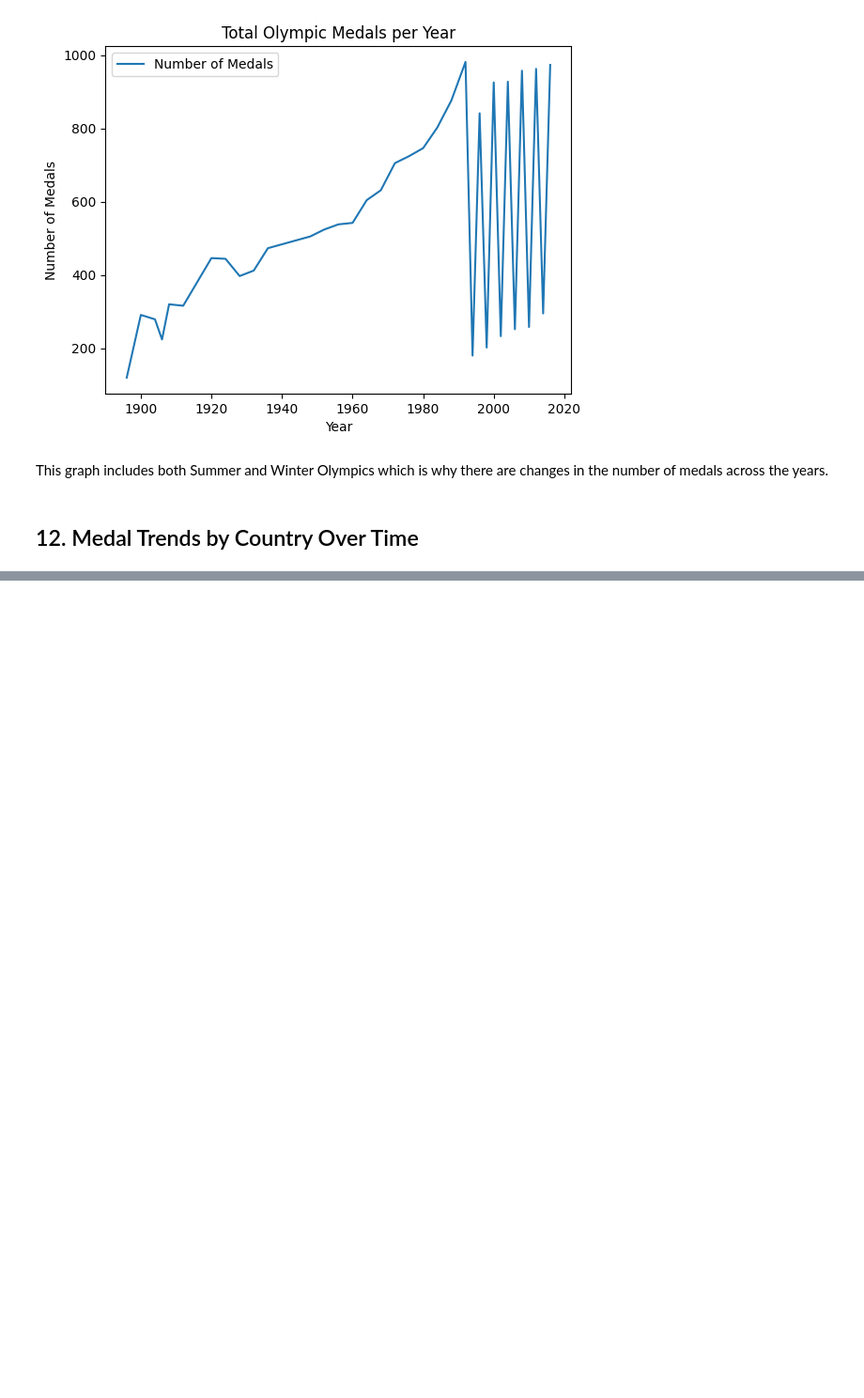
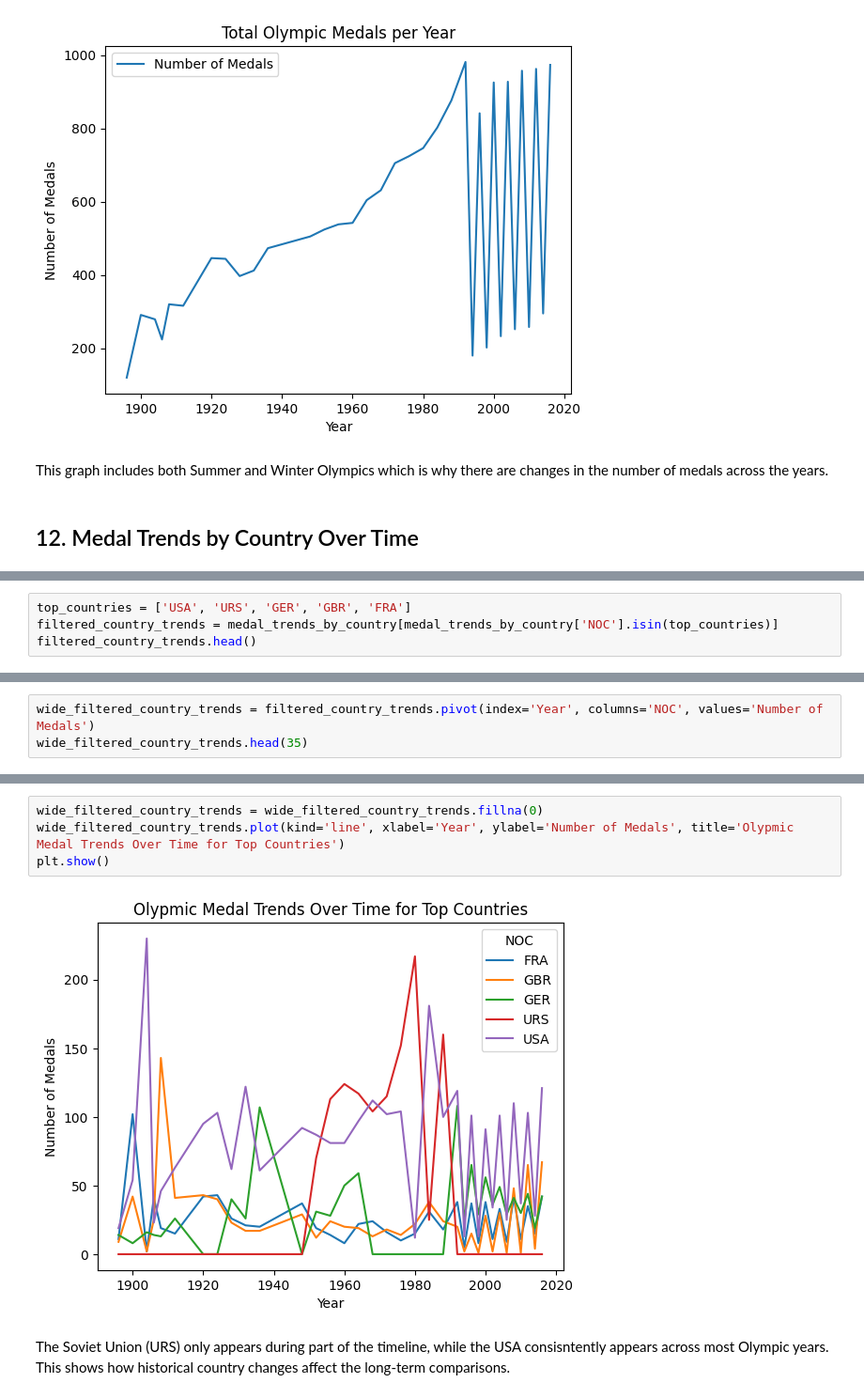
Before and after one commit to Jenushan44/olympic-performance-analyzer, a Jupyter notebook: notebooks/olympics_analysis.ipynb, the cells around one changed output, grey strips where cells are left out. Shown at 94% size. Drawn from its saved outputs; the diff is of its cells as text; blank space fills up the shorter version.

Commit message:
Add top countries Olympic medal trends over time

```diff
--- a/notebooks/olympics_analysis.ipynb
+++ b/notebooks/olympics_analysis.ipynb
@@ -213,0 +205,4 @@ medal_trends_by_country.head()
+# %%
+top_countries = ['USA', 'URS', 'GER', 'GBR', 'FRA']
+filtered_country_trends = medal_trends_by_country[medal_trends_by_country['NOC'].isin(top_countries)]
+filtered_country_trends.head()
@@ -213,0 +218,3 @@ medal_trends_by_country.head()
+# %%
+wide_filtered_country_trends = filtered_country_trends.pivot(index='Year', columns='NOC', values='Number of Medals')
+wide_filtered_country_trends.head(35)
@@ -213,0 +240,8 @@ medal_trends_by_country.head()
+# %%
+wide_filtered_country_trends = wide_filtered_country_trends.fillna(0)
+wide_filtered_country_trends.plot(kind='line', xlabel='Year', ylabel='Number of Medals', title='Olypmic Medal Trends Over Time for Top Countries')
+plt.show()
+# %% [output]
+[figure, added]
+# %% [markdown]
+The Soviet Union (URS) only appears during part of the timeline, while the USA consisntently appears across most Olympic years. This shows how historical country changes affect the long-term comparisons.
```
Also changed, not shown: parts of 5 cells of this notebook.
